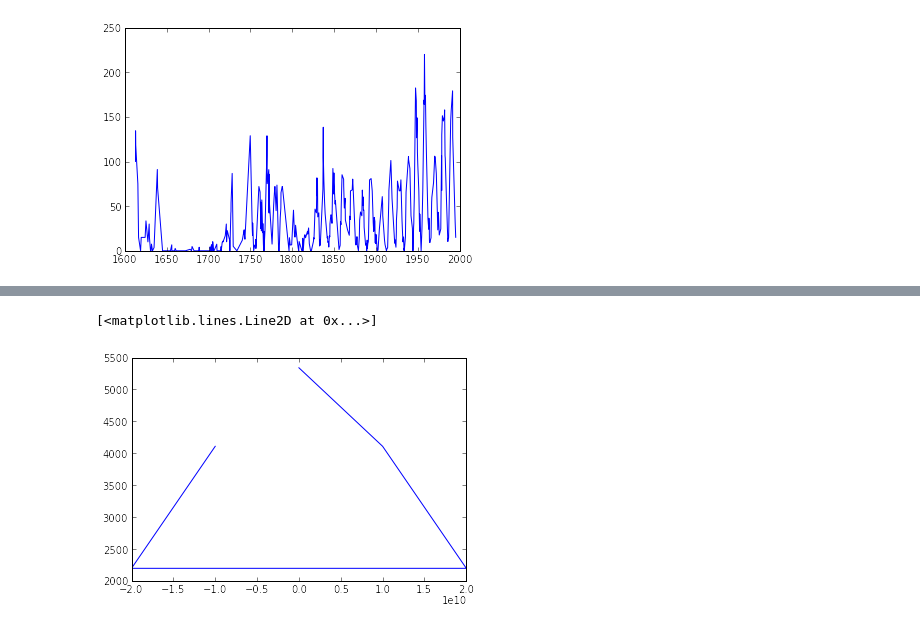
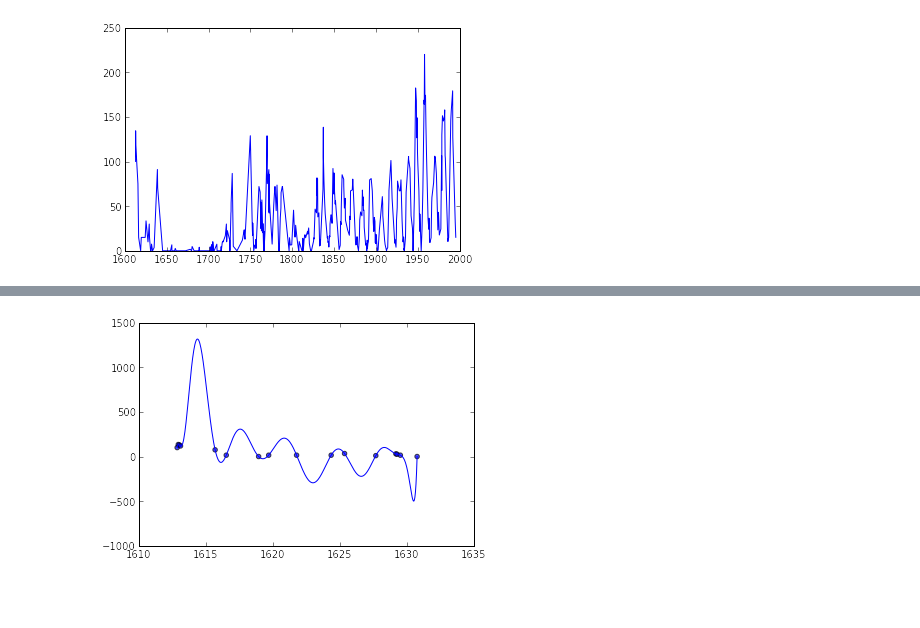
Before and after one commit to sergioandrescs/cotrinocmlab, a Jupyter notebook: solar.ipynb, the cells around one changed output, grey strips where cells are left out. Saved outputs shown, nothing was run; the diff lists cells and outputs as text; code cells hidden in the pictures; blank space fills up the shorter version.

Commit message:
Interpolación por polinomios. Aun con picos. Revisar fft.

```diff
--- a/solar.ipynb
+++ b/solar.ipynb
@@ -9,6 +9,7 @@ for row in data:
         row[0]+=(row[1]/12)-(1/12)
         cor_data.append(row)
 cor_data=array(cor_data)
+n= len(cor_data[:,0])
 plot(cor_data[:,0],cor_data[:,3])
 # %% [output]
 Populating the interactive namespace from numpy and matplotlib
@@ -17,19 +18,21 @@ WARNING: pylab import has clobbered these variables: ['fft']
 [<matplotlib.lines.Line2D at 0x...>]
 [figure]
 # %%
-u=5
-x_in=cor_data[0:u,0]
-y_in=cor_data[0:u,3]
-x_cua=linspace(cor_data[0,0],cor_data[len(cor_data[0:u,0])-1,0],u)
-y_cua=0
-for i in range(len(x_in)):
-    b0=1
-    for k in range (len(x_in)):
-        if(i!=k):
-            b1=((x_cua-x_in[k])/(x_in[i]-x_in[k]))
-            b0=b0*b1
-    y_cua = y_cua+b0*y_in[i]
-    #plot(x_cua,b0*y_in[i])
-plot(x_cua, y_cua)
-scatter(x_in, y_in, alpha=1)
-#plot (x_in,y_in)
+#Función que realiza una interpolación por polinomios para u puntos
+def inter_npol(u):
+    x_in=cor_data[0:u,0]
+    y_in=cor_data[0:u,3]
+    x_cua=linspace(cor_data[0,0],cor_data[len(cor_data[0:u,0])-1,0],n)
+    y_cua=0
+    for i in range(len(x_in)):
+        b0=1
+        for k in range (len(x_in)):
+            if(i!=k):
+                b1=((x_cua-x_in[k])/(x_in[i]-x_in[k]))
+                b0=b0*b1
+        y_cua = y_cua+b0*y_in[i]
+        #para observar el polinomio de cada punto
+        #plot(x_cua,b0*y_in[i])
+    plot(x_cua, y_cua)
+    scatter(x_in, y_in, alpha=0.7)
+    return x_cua, y_cua
@@ -39,8 +39,5 @@ scatter(x_in, y_in, alpha=1)
-# %%
-fft_x = fft(y_cua) / u # FFT Normalized
-freq = fftfreq(u,0.00000000002) # Recuperamos las frecuencias
-plot(freq,np.abs(fft_x))
-#print freq
-# %% [output]
-[<matplotlib.lines.Line2D at 0x...>]
-[figure, removed]
+# %%
+#para n=16
+dtx,dty= inter_npol(16)
+# %% [output]
+[figure, added]
```
Also changed, not shown: parts of 2 cells of this notebook.
